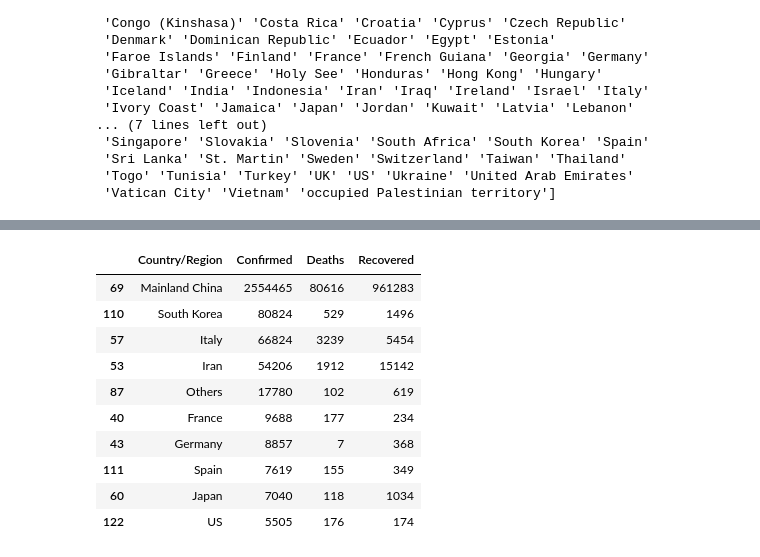
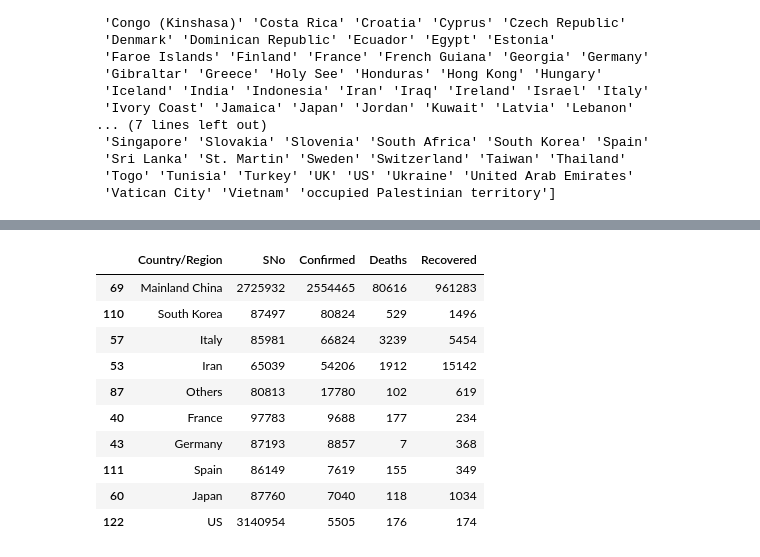
Before and after one commit to munindra44/Covid-19-corona-virus, a Jupyter notebook: covid.ipynb, the cells around one changed output, grey strips where cells are left out. Drawn from its saved outputs; the diff is of its cells as text; code cells hidden in the pictures.

```diff
--- a/covid.ipynb
+++ b/covid.ipynb
@@ -6,5 +10,5 @@ import matplotlib.pyplot as plt
 # %%
-df = pd.read_csv("covid_19_data.csv")
-df = df.drop(["SNo"], axis=1)
+df = pd.read_csv("covid_19_data.csv",parse_dates = ['Last Update', 'ObservationDate'])
+#df = df.drop(["SNo"], axis=1)
 df
 # %% [output]
@@ -72,15 +77,16 @@ df.head(10)
 # %%
 df_count = df.groupby(["Country/Region"], as_index= False).sum().sort_values(by="Confirmed", ascending = False)#.reset_index(drop=True)
-df_count.head(10)
+df_top = df_count.head(10)
+df_top
 # %% [output]
-|  | Country/Region | Confirmed | Deaths | Recovered |
-| 69 | Mainland China | 2554465 | 80616 | 961283 |
-| 110 | South Korea | 80824 | 529 | 1496 |
-| 57 | Italy | 66824 | 3239 | 5454 |
-| 53 | Iran | 54206 | 1912 | 15142 |
-| 87 | Others | 17780 | 102 | 619 |
-| 40 | France | 9688 | 177 | 234 |
-| 43 | Germany | 8857 | 7 | 368 |
-| 111 | Spain | 7619 | 155 | 349 |
-| 60 | Japan | 7040 | 118 | 1034 |
-| 122 | US | 5505 | 176 | 174 |
+|  | Country/Region | SNo | Confirmed | Deaths | Recovered |
+| 69 | Mainland China | 2725932 | 2554465 | 80616 | 961283 |
+| 110 | South Korea | 87497 | 80824 | 529 | 1496 |
+| 57 | Italy | 85981 | 66824 | 3239 | 5454 |
+| 53 | Iran | 65039 | 54206 | 1912 | 15142 |
+| 87 | Others | 80813 | 17780 | 102 | 619 |
+| 40 | France | 97783 | 9688 | 177 | 234 |
+| 43 | Germany | 87193 | 8857 | 7 | 368 |
+| 111 | Spain | 86149 | 7619 | 155 | 349 |
+| 60 | Japan | 87760 | 7040 | 118 | 1034 |
+| 122 | US | 3140954 | 5505 | 176 | 174 |
```
Also changed, not shown: parts of 8 cells of this notebook, 1 other file.
